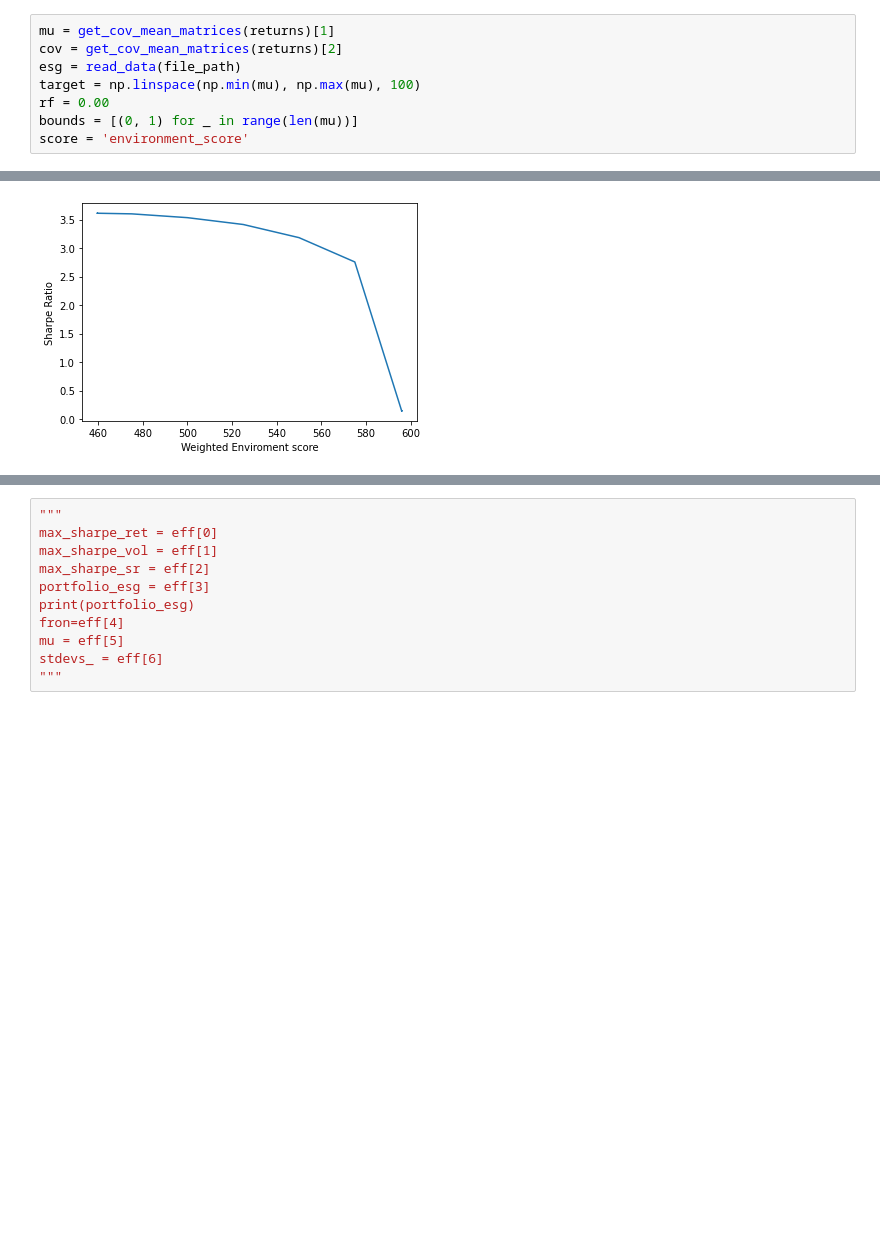
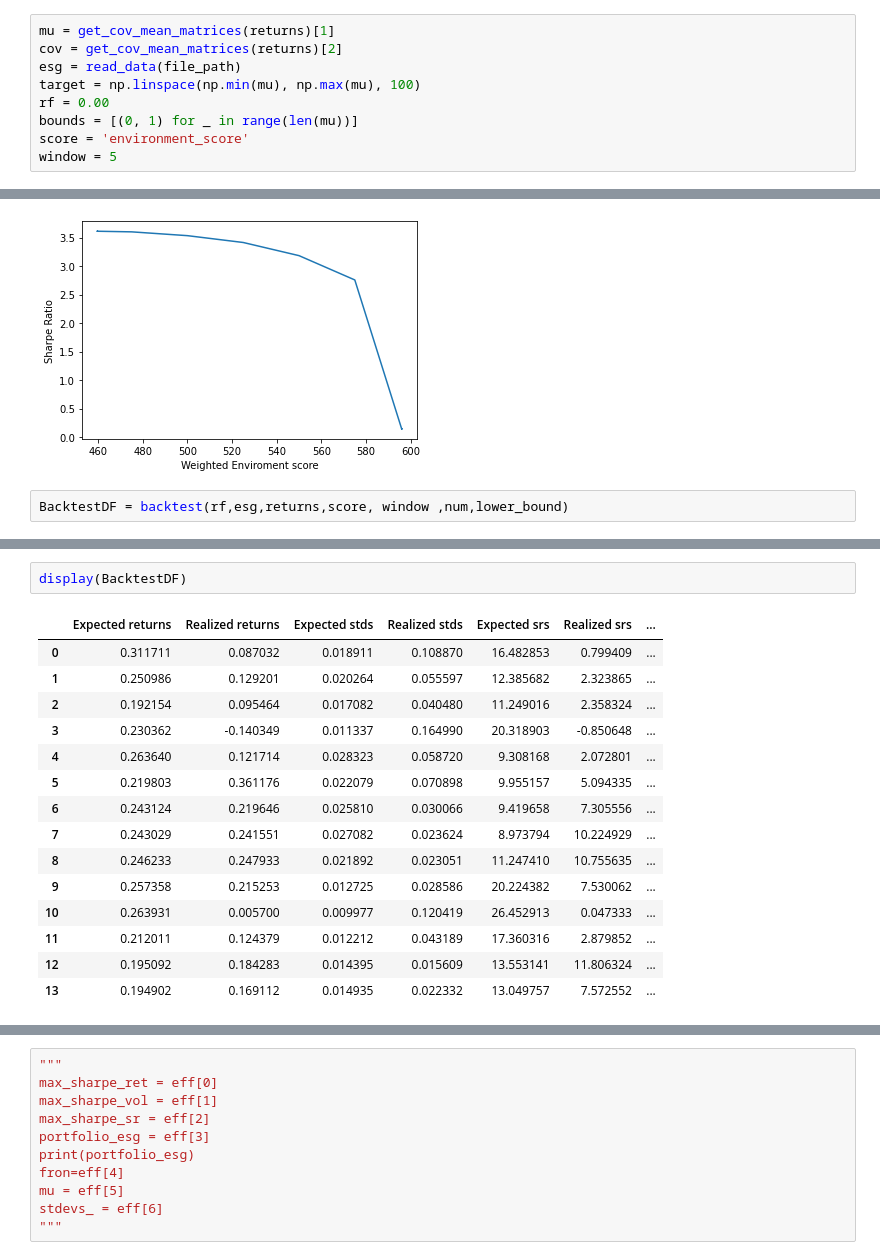
Before and after one commit to FerdinandBjerreWahl/BA, a Jupyter notebook: Main.ipynb, the cells around one changed output, grey strips where cells are left out. Cells and saved outputs as stored; diff of their text form; blank space fills up the shorter version.

```diff
--- a/Main.ipynb
+++ b/Main.ipynb
@@ -43,6 +44,7 @@ target = np.linspace(np.min(mu), np.max(mu), 100)
 rf = 0.00
 bounds = [(0, 1) for _ in range(len(mu))]
 score = 'environment_score'
+window = 5
 # %%
 #eff = efficient_frontier(mu, cov, target, rf, bounds, esg, returns, score)
 # %%
@@ -115,3 +137,5 @@ plt.ylabel('Sharpe Ratio')
 # %% [output]
 Text(0, 0.5, 'Sharpe Ratio')
 [figure]
+# %%
+BacktestDF = backtest(rf,esg,returns,score, window ,num,lower_bound)
@@ -117,0 +297,18 @@ Text(0, 0.5, 'Sharpe Ratio')
+# %%
+display(BacktestDF)
+# %% [output]
+|  | Expected returns | Realized returns | Expected stds | Realized stds | Expected srs | Realized srs | ... |
+| 0 | 0.311711 | 0.087032 | 0.018911 | 0.108870 | 16.482853 | 0.799409 | ... |
+| 1 | 0.250986 | 0.129201 | 0.020264 | 0.055597 | 12.385682 | 2.323865 | ... |
+| 2 | 0.192154 | 0.095464 | 0.017082 | 0.040480 | 11.249016 | 2.358324 | ... |
+| 3 | 0.230362 | -0.140349 | 0.011337 | 0.164990 | 20.318903 | -0.850648 | ... |
+| 4 | 0.263640 | 0.121714 | 0.028323 | 0.058720 | 9.308168 | 2.072801 | ... |
+| 5 | 0.219803 | 0.361176 | 0.022079 | 0.070898 | 9.955157 | 5.094335 | ... |
+| 6 | 0.243124 | 0.219646 | 0.025810 | 0.030066 | 9.419658 | 7.305556 | ... |
+| 7 | 0.243029 | 0.241551 | 0.027082 | 0.023624 | 8.973794 | 10.224929 | ... |
+| 8 | 0.246233 | 0.247933 | 0.021892 | 0.023051 | 11.247410 | 10.755635 | ... |
+| 9 | 0.257358 | 0.215253 | 0.012725 | 0.028586 | 20.224382 | 7.530062 | ... |
+| 10 | 0.263931 | 0.005700 | 0.009977 | 0.120419 | 26.452913 | 0.047333 | ... |
+| 11 | 0.212011 | 0.124379 | 0.012212 | 0.043189 | 17.360316 | 2.879852 | ... |
+| 12 | 0.195092 | 0.184283 | 0.014395 | 0.015609 | 13.553141 | 11.806324 | ... |
+| 13 | 0.194902 | 0.169112 | 0.014935 | 0.022332 | 13.049757 | 7.572552 | ... |
```
Also changed, not shown: parts of 7 cells of this notebook.
